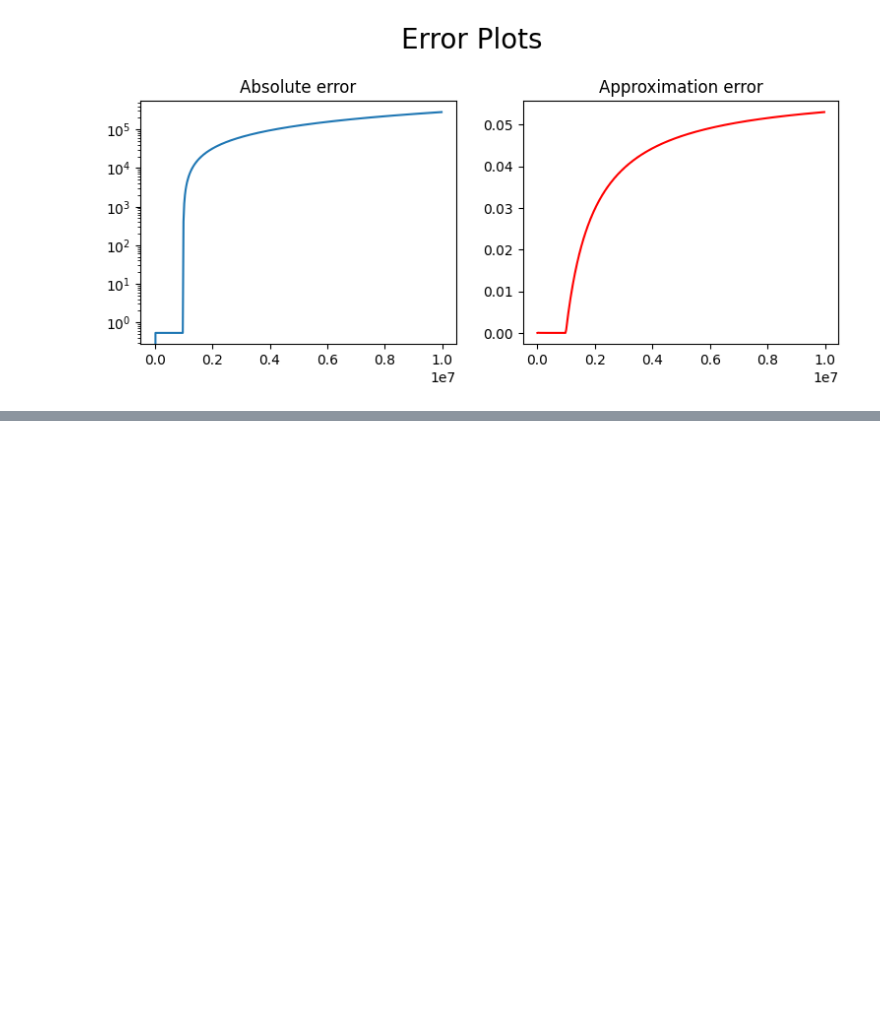
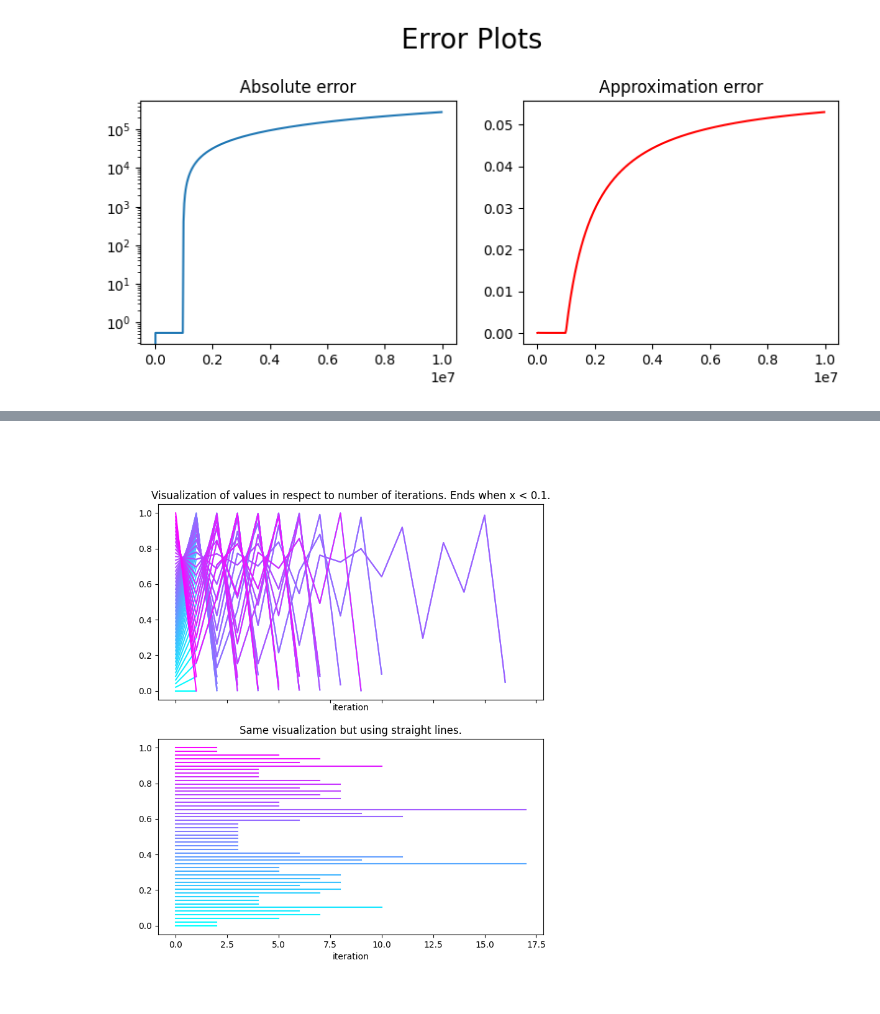
Before and after one commit to pawel002/Calculation-Methods, a Jupyter notebook: lab1/lab1.ipynb, the cells around one changed output, grey strips where cells are left out. Saved outputs shown, nothing was run; the diff lists cells and outputs as text; code cells hidden in the pictures; blank space fills up the shorter version.

```diff
--- a/lab1/lab1.ipynb
+++ b/lab1/lab1.ipynb
@@ -118,0 +296,34 @@ Linear:  0.9463791847229004 s.
+# %%
+iterations2 = 500
+heightRes2 = 50
+tolerance = 0.1
+
+idxArr = [i for i in range(iterations2 + 1)]
+xArr = [0 for i in range(iterations2 + 1)]
+w = 0
+
+fig, (ax1, ax2) = plt.subplots(2, 1, figsize=(8, 9), sharex=True)
+
+ax1.set_title(f"Visualization of values in respect to number of iterations. Ends when x < {tolerance}.")
+ax1.set_xlabel("x")
+ax1.set_xlabel("iteration")
+
+ax2.set_title(f"Same visualization but using straight lines.")
+ax2.set_xlabel("x")
+ax2.set_xlabel("iteration")
+
+for intensivity, x in enumerate(np.float32(np.linspace(0, 1, heightRes2))):
+    for i in range(iterations2):
+        xArr[i] = x
+        x = 4*x*(1 - x)
+        w = i
+        if abs(x) < tolerance:
+            break
+
+    xArr[w + 1] = x
+    ax1.plot(idxArr[:w+2], xArr[:w+2], color=(intensivity/heightRes2, 1 - intensivity/heightRes2, 1))
+    ax2.plot([0, w+2], [xArr[0], xArr[0]], color=(intensivity/heightRes2, 1 - intensivity/heightRes2, 1))
+
+plt.show()
+# %% [output]
+[figure, added]
```
Also changed, not shown: parts of 11 cells of this notebook.
